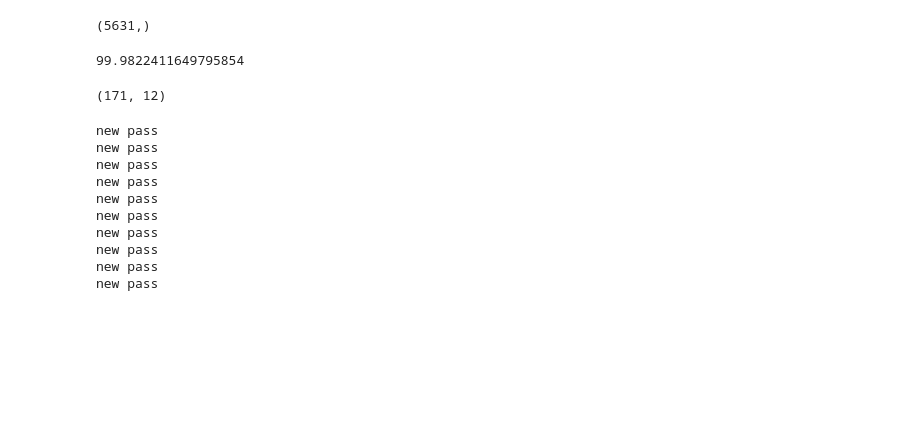
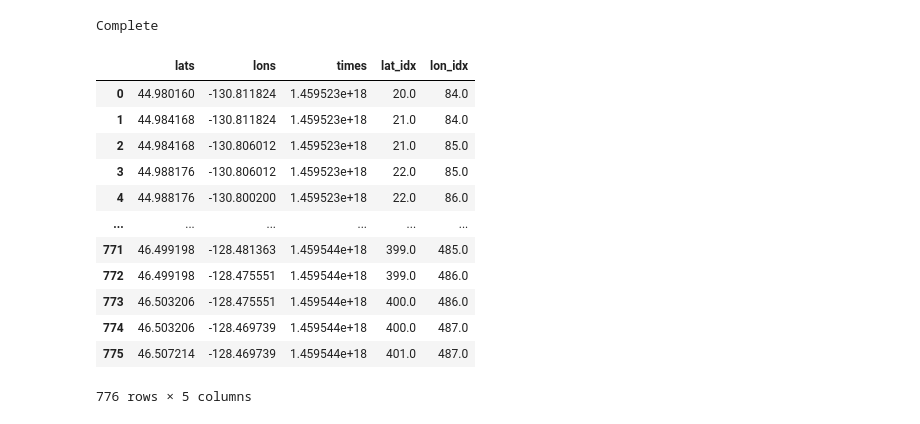
Before and after one commit to John-Ragland/AIS_data_analysis, a Jupyter notebook: Building AIS_tools.ipynb, the cells around one changed output. Drawn from its saved outputs; the diff is of its cells as text; code cells hidden in the pictures; blank space fills up the shorter version.

Commit message:
added lat lon grid

```diff
--- a/Building AIS_tools.ipynb
+++ b/Building AIS_tools.ipynb
@@ -40,8 +25,4 @@ MMSIs = df['MMSI'].unique()
-# %%
-MMSIs.shape
-# %% [output]
-(5631,)
 # %%
-ship_ls, MMSIs = AIS_tools.single_ship_pass(df)
+ship_passes = AIS_tools.single_ship_pass(df)
 # %% [output]
-99.9822411649795854
+Complete
@@ -51,22 +29,18 @@ single_ship = single_ship.reset_index()
-# %%
-
-single_ship.shape
-# %% [output]
-(171, 12)
-# %%
-for k in range(1,171):
-    diff = single_ship['time'][k] - single_ship['time'][k-1]
-    diff_s = diff.seconds
-    if diff_s > 3600:
-        print('new pass')
-# %% [output]
-new pass
-new pass
-new pass
-new pass
-new pass
-new pass
-new pass
-new pass
-new pass
-new pass
+# %%
+# Building grid_coord
+gridded_data = AIS_tools.grid_coord(ship_passes[101])
+gridded_data
+# %% [output]
+|  | lats | lons | times | lat_idx | lon_idx |
+| 0 | 44.980160 | -130.811824 | 1.459523e+18 | 20.0 | 84.0 |
+| 1 | 44.984168 | -130.811824 | 1.459523e+18 | 21.0 | 84.0 |
+| 2 | 44.984168 | -130.806012 | 1.459523e+18 | 21.0 | 85.0 |
+| 3 | 44.988176 | -130.806012 | 1.459523e+18 | 22.0 | 85.0 |
+| 4 | 44.988176 | -130.800200 | 1.459523e+18 | 22.0 | 86.0 |
+| ... | ... | ... | ... | ... | ... |
+| 771 | 46.499198 | -128.481363 | 1.459544e+18 | 399.0 | 485.0 |
+| 772 | 46.499198 | -128.475551 | 1.459544e+18 | 399.0 | 486.0 |
+| 773 | 46.503206 | -128.475551 | 1.459544e+18 | 400.0 | 486.0 |
+| 774 | 46.503206 | -128.469739 | 1.459544e+18 | 400.0 | 487.0 |
+| 775 | 46.507214 | -128.469739 | 1.459544e+18 | 401.0 | 487.0 |
+776 rows × 5 columns
```
Also changed, not shown: parts of 22 cells of this notebook, 1 other file.
